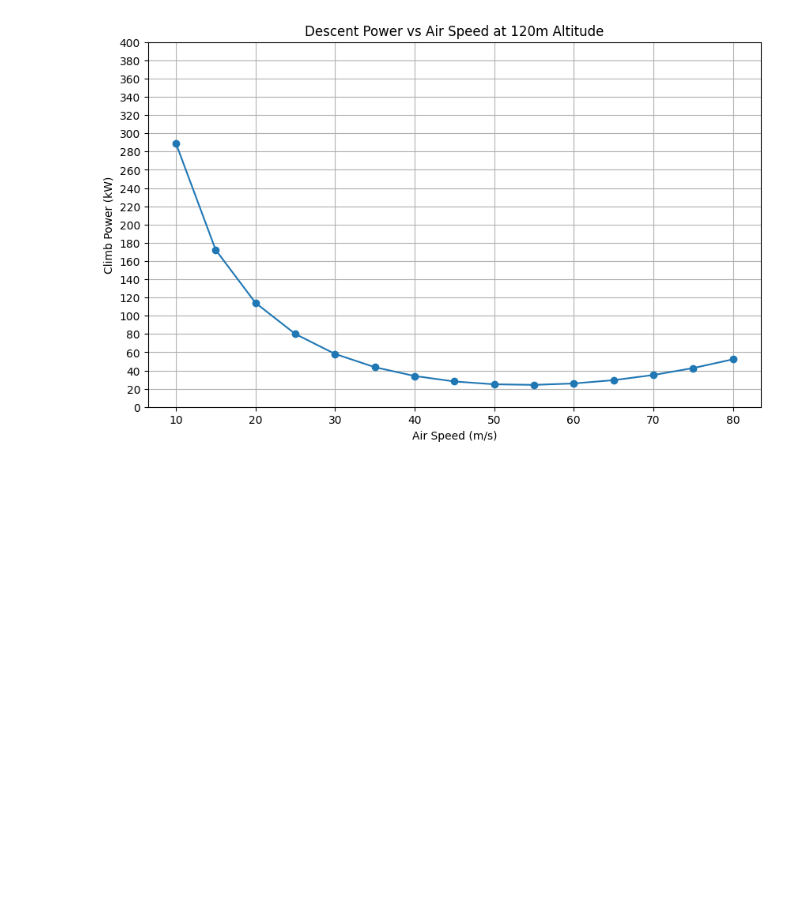
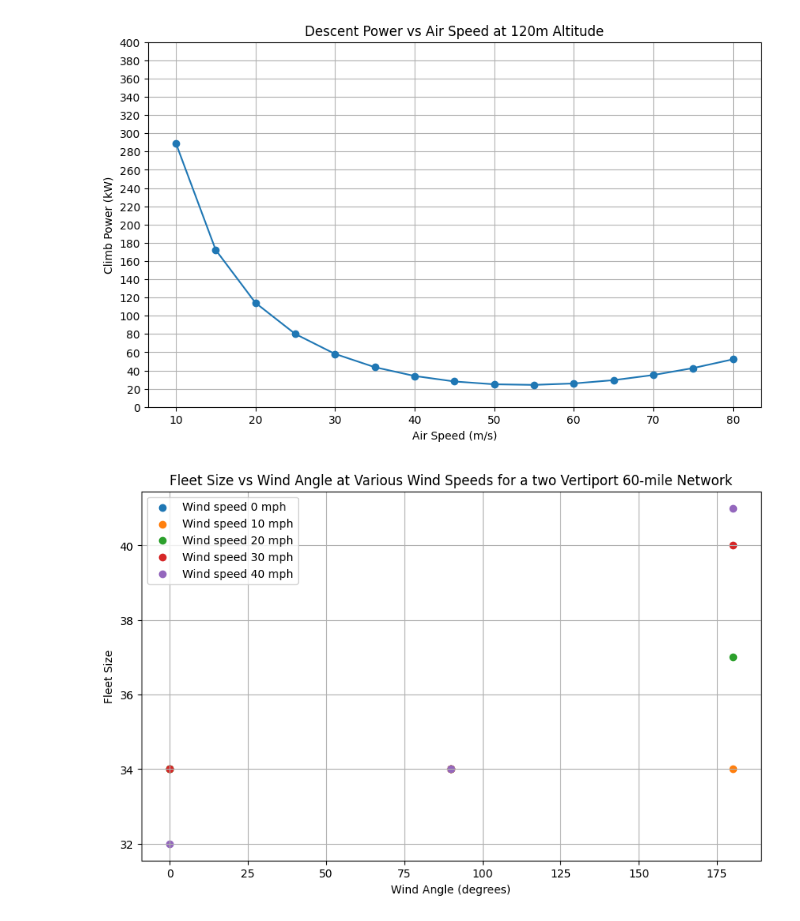
Before and after one commit to eminb61/eVTOL-energy-consumption, a Jupyter notebook: wind_energy_flight_time_results.ipynb, the cells around one changed output. Saved outputs shown, nothing was run; the diff lists cells and outputs as text; code cells hidden in the pictures; blank space fills up the shorter version.

```diff
--- a/wind_energy_flight_time_results.ipynb
+++ b/wind_energy_flight_time_results.ipynb
@@ -173,3 +224,31 @@ plt.yticks(np.arange(0, ymax, 20))
 plt.show()
 # %% [output]
 [figure]
+# %%
+# ANALYZING RESULTS OF OPTIMZER
+
+# FLEET SIZE
+db_path = 'energy_and_flight_time/wind_variation_result.sqlite'
+conn = sqlite3.connect(db_path)
+query = "SELECT id, fleet_size FROM op_summary_statistics"
+df = pd.read_sql_query(query, conn)
+conn.close()
+
+df[['distance', 'angle', 'speed']] = df['id'].str.split('_', expand=True)
+df[['distance', 'angle', 'speed']] = df[['distance', 'angle', 'speed']].astype(int)
+df = df[df['distance'] == 60] # filter distance of 20 miles
+
+plt.figure(figsize=(10, 6))
+
+for speed in list(range(0, 45, 10)):
+    df_speed = df[df['speed'] == speed]
+    plt.scatter(df_speed['angle'], df_speed['fleet_size'], label=f'Wind speed {speed} mph', marker='o')
+
+plt.xlabel('Wind Angle (degrees)')
+plt.ylabel('Fleet Size')
+plt.title('Fleet Size vs Wind Angle at Various Wind Speeds for a two Vertiport 60-mile Network')
+plt.legend()
+plt.grid(True)
+plt.show()
+# %% [output]
+[figure, added]
```
Also changed, not shown: parts of 2 cells of this notebook, 27 other files.
